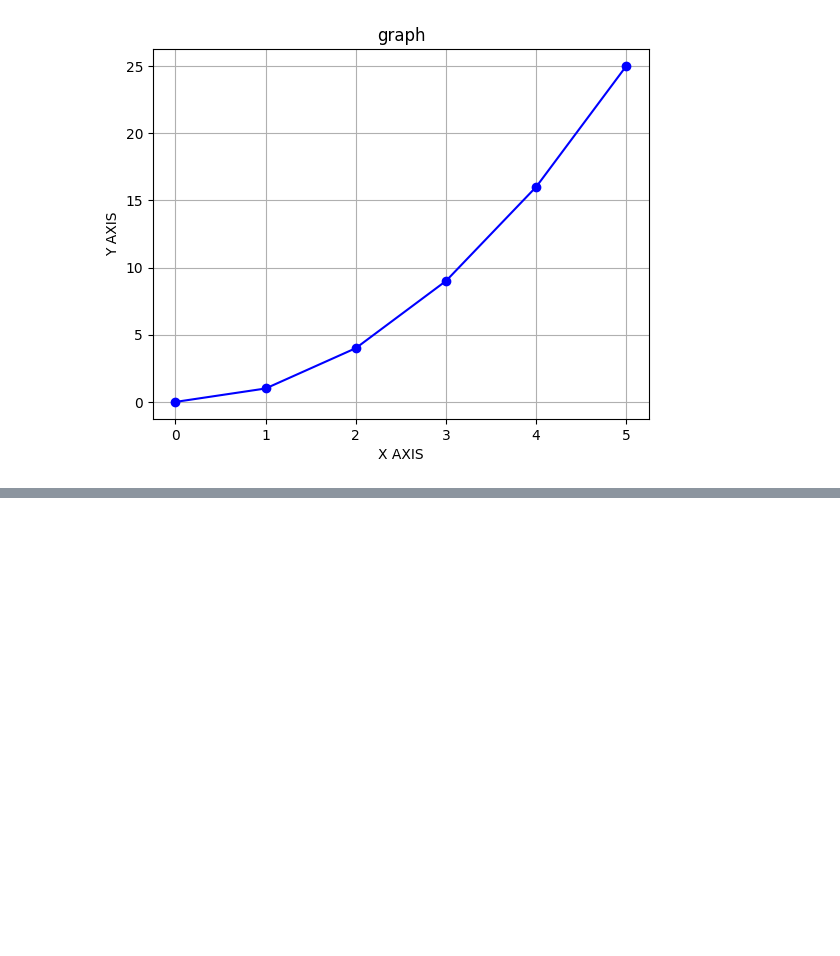
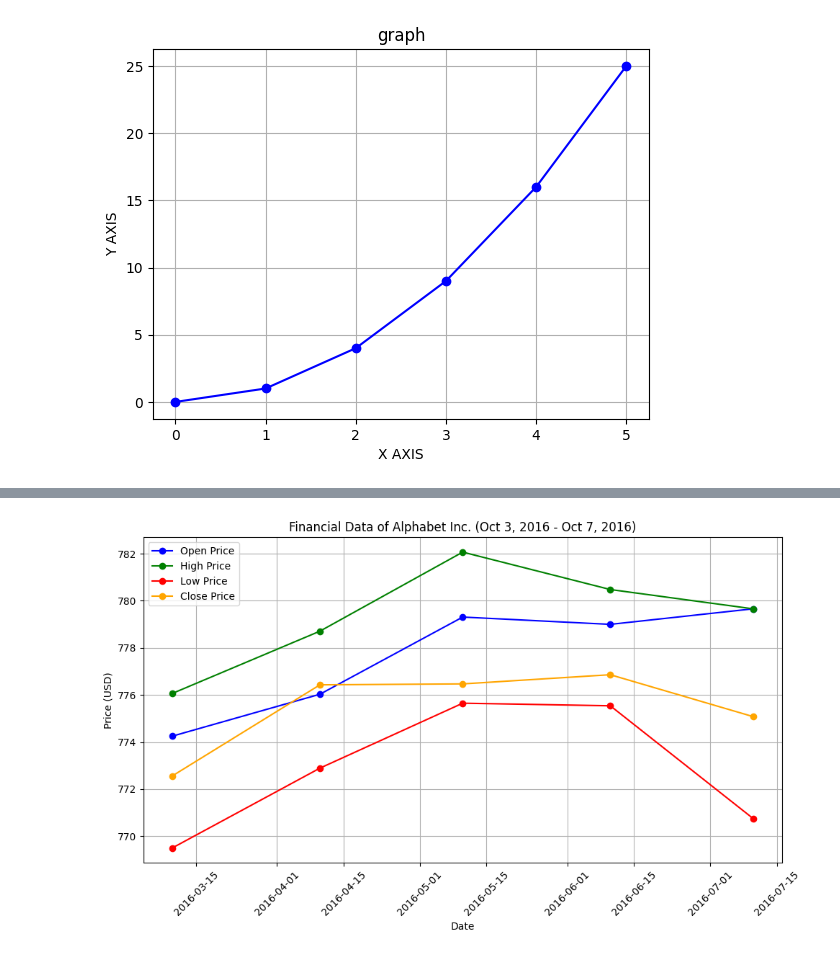
Before and after one commit to AkankshMadhur/NNM23MC003, a Jupyter notebook: AIML/ASSIGNMENT 4/assignment4.ipynb, the cells around one changed output, grey strips where cells are left out. Cells and saved outputs as stored; diff of their text form; code cells hidden in the pictures; blank space fills up the shorter version.

```diff
--- a/AIML/ASSIGNMENT 4/assignment4.ipynb
+++ b/AIML/ASSIGNMENT 4/assignment4.ipynb
@@ -16,0 +39,29 @@ plt.show()
+# %%
+import matplotlib.pyplot as plt
+import pandas as pd
+from io import StringIO
+data = """Date,Open,High,Low,Close
+10-03-16,774.25,776.065002,769.5,772.559998
+10-04-16,776.030029,778.710022,772.890015,776.429993
+10-05-16,779.309998,782.070007,775.650024,776.469971
+10-06-16,779,780.47998,775.539978,776.859985
+10-07-16,779.659973,779.659973,770.75,775.080017
+"""
+df = pd.read_csv(StringIO(data), sep=',', parse_dates=['Date'], dayfirst=True)
+df.set_index('Date', inplace=True)
+plt.figure(figsize=(10, 6))
+plt.plot(df.index, df['Open'], marker='o', label='Open Price', color='blue')
+plt.plot(df.index, df['High'], marker='o', label='High Price', color='green')
+plt.plot(df.index, df['Low'], marker='o', label='Low Price', color='red')
+plt.plot(df.index, df['Close'], marker='o', label='Close Price', color='orange')
+plt.xlabel('Date')
+plt.ylabel('Price (USD)')
+
+plt.title('Financial Data of Alphabet Inc. (Oct 3, 2016 - Oct 7, 2016)')
+plt.xticks(rotation=45)
+plt.legend()
+plt.grid()
+plt.tight_layout()
+plt.show()
+# %% [output]
+[figure, added]
```
Also changed, not shown: parts of 3 cells of this notebook, 1 other file.
